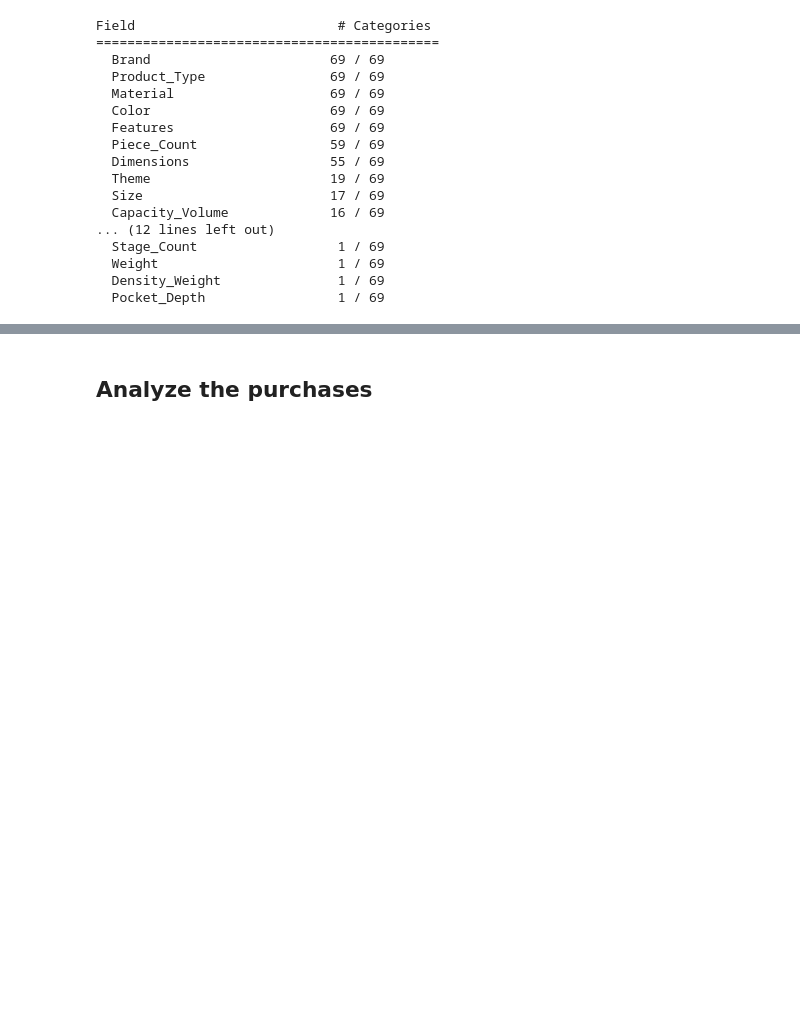
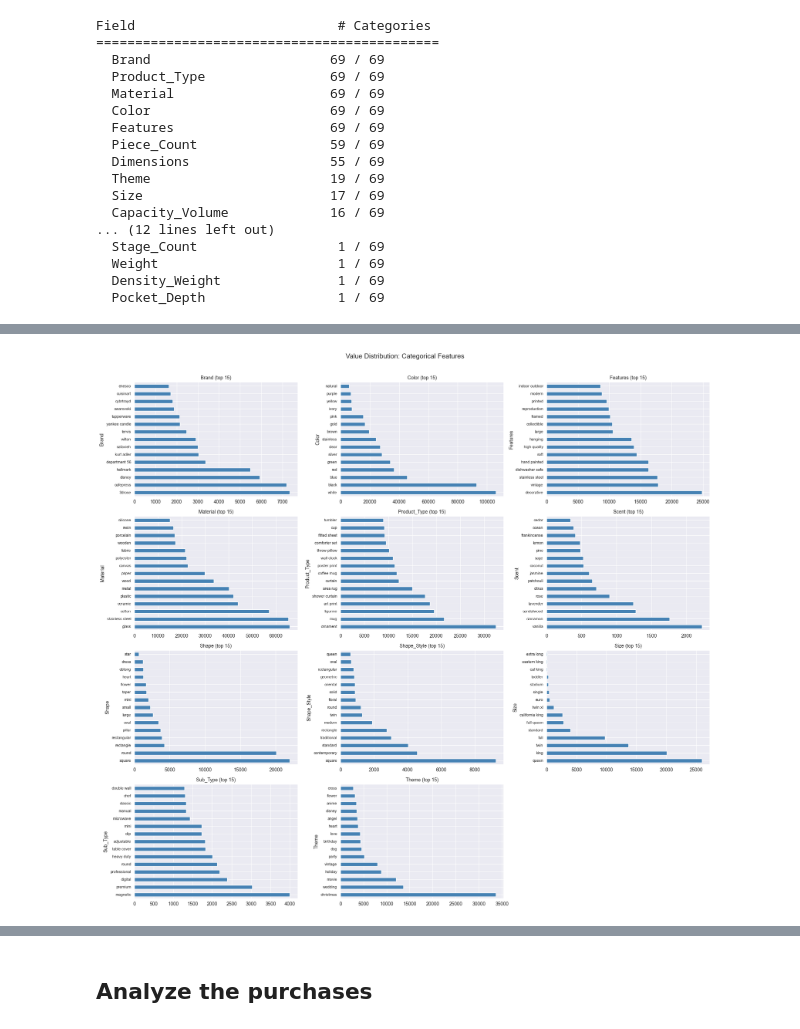
Before and after one commit to flamesmith/RecSystem, a Jupyter notebook: notebooks/analyze_features.ipynb, the cells around one changed output, grey strips where cells are left out. Drawn from its saved outputs; the diff is of its cells as text; code cells hidden in the pictures; blank space fills up the shorter version.

```diff
--- a/notebooks/analyze_features.ipynb
+++ b/notebooks/analyze_features.ipynb
@@ -690,0 +1098,28 @@ Accent Furniture (4,859 items)
+# %%
+# 2a. Value Distribution: Categorical Features
+
+categorical_features = ['Brand', 'Color', 'Features', 'Material', 'Product_Type',
+                        'Scent', 'Shape', 'Shape_Style', 'Size', 'Sub_Type', 'Theme']
+
+n_cols = 3
+n_rows = (len(categorical_features) + n_cols - 1) // n_cols
+fig, axes = plt.subplots(n_rows, n_cols, figsize=(18, 4 * n_rows))
+axes = axes.flatten()
+
+for i, col in enumerate(categorical_features):
+    top_vals = df_items_filtered[col].value_counts().head(15)
+    if len(top_vals) > 0:
+        top_vals.plot(kind='barh', ax=axes[i], color='steelblue')
+        axes[i].set_title(f'{col} (top 15)', fontsize=10)
+        axes[i].tick_params(axis='y', labelsize=8)
+    else:
+        axes[i].set_title(f'{col} (no data)')
+
+for j in range(i + 1, len(axes)):
+    axes[j].set_visible(False)
+
+plt.suptitle('Value Distribution: Categorical Features', fontsize=14, y=1.01)
+plt.tight_layout()
+plt.show()
+# %% [output]
+[figure, added]
```
Also changed, not shown: parts of 96 cells of this notebook, 1 other file.
